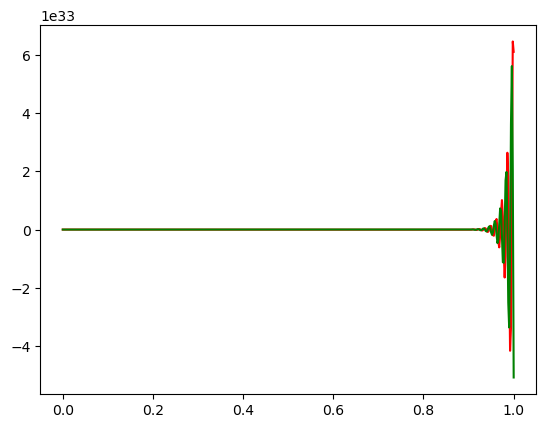
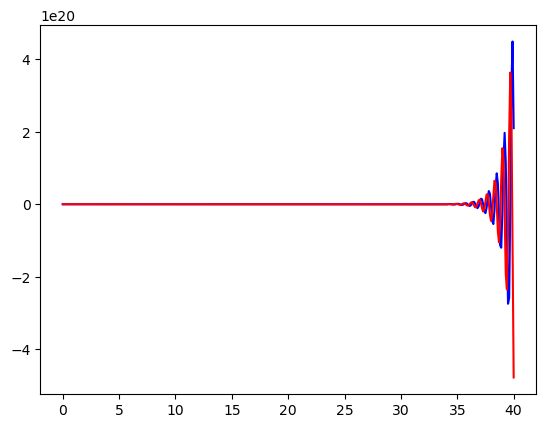
The notebook cell's code change between the first figure and the second:
--- before
+++ after
@@ -1,4 +1,4 @@
 fig, ax = plt.subplots()
-ax.plot(np.linspace(0, 1, 501), rozwiazanie(0.1, 500)[0], color = 'r')
-ax.plot(np.linspace(0, 1, 501), rozwiazanie(0.1, 500)[1], color = 'g')
+ax.plot(np.linspace(0, 40, 400), rozwiazanie(0.9*h_gran, 400)[0], color = 'b')
+ax.plot(np.linspace(0, 40, 400), rozwiazanie(0.9*h_gran, 400)[1], color = 'r')
 plt.show()

Commit: nie działa; usunięcie 1/2 wewnątrz K2 rozwiązuje problem, ale nie znalazłem matematycznego uzasadnienia